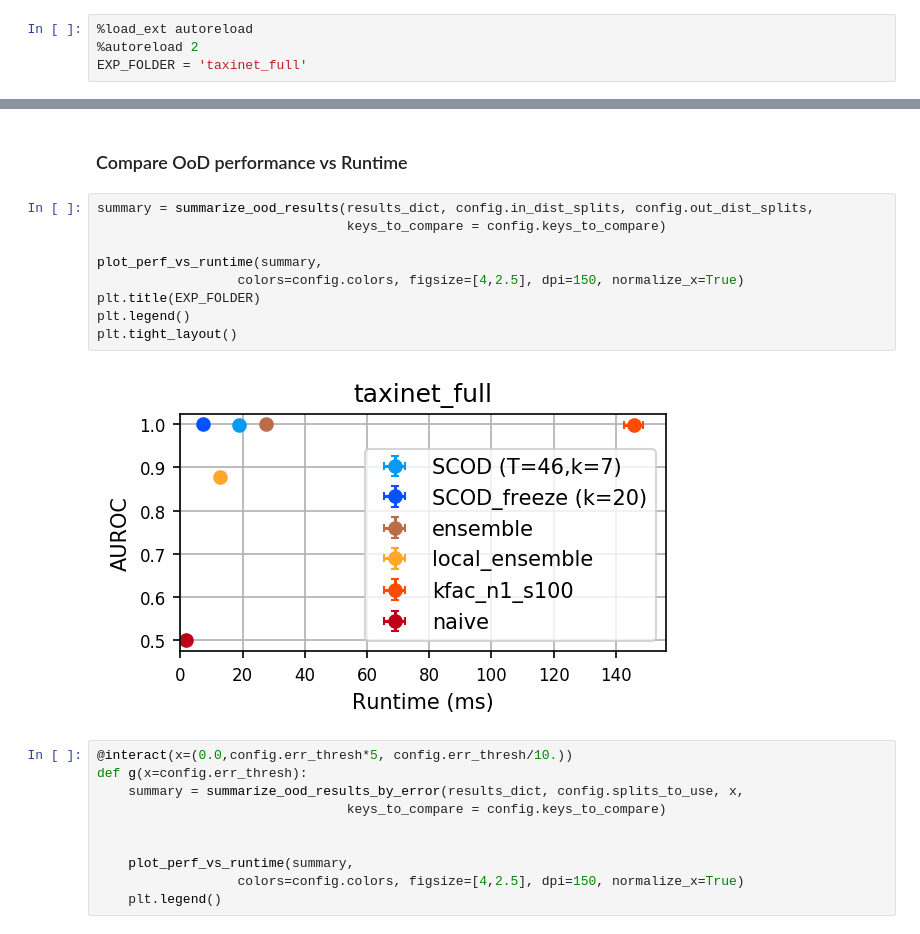
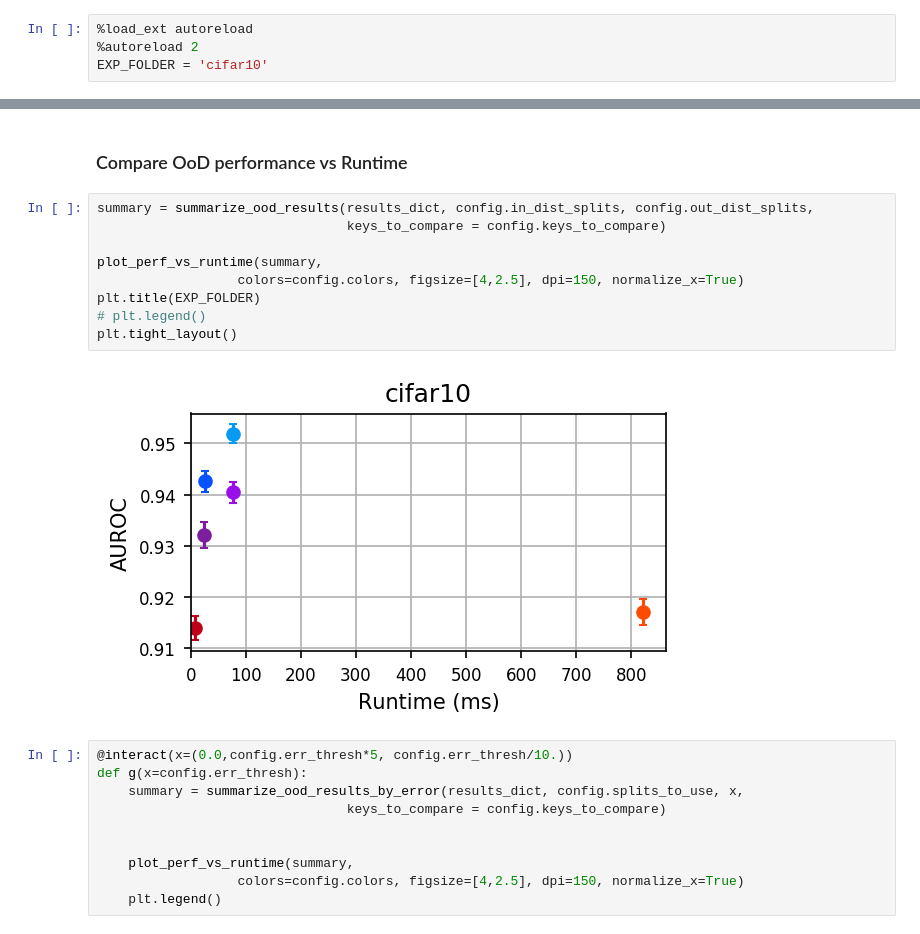
Before and after one commit to apoorva-sharma/SCOD, a Jupyter notebook: experiments/visualize.ipynb, the cells around one changed output, grey strips where cells are left out. Cells and saved outputs as stored; diff of their text form.

```diff
--- a/experiments/visualize.ipynb
+++ b/experiments/visualize.ipynb
@@ -6,7 +6,7 @@ Assumes `run_experiments` has generated results in the `[EXP_FOLDER]/results` fo
 # %%
 %load_ext autoreload
 %autoreload 2
-EXP_FOLDER = 'taxinet_full'
+EXP_FOLDER = 'cifar10'
 # %%
 import sys
 import os
@@ -184,14 +181,14 @@ plt.tight_layout()
 # %%
 summary = summarize_ood_results(results_dict, config.in_dist_splits, config.out_dist_splits,
                                 keys_to_compare = config.keys_to_compare)
 
 plot_perf_vs_runtime(summary,
                   colors=config.colors, figsize=[4,2.5], dpi=150, normalize_x=True)
 plt.title(EXP_FOLDER)
-plt.legend()
+# plt.legend()
 plt.tight_layout()
 # %% [output]
-[figure, old version]
+[figure, new version]
 # %%
 @interact(x=(0.0,config.err_thresh*5, config.err_thresh/10.))
 def g(x=config.err_thresh):
```
Also changed, not shown: parts of 3 cells of this notebook, 6 other files.
